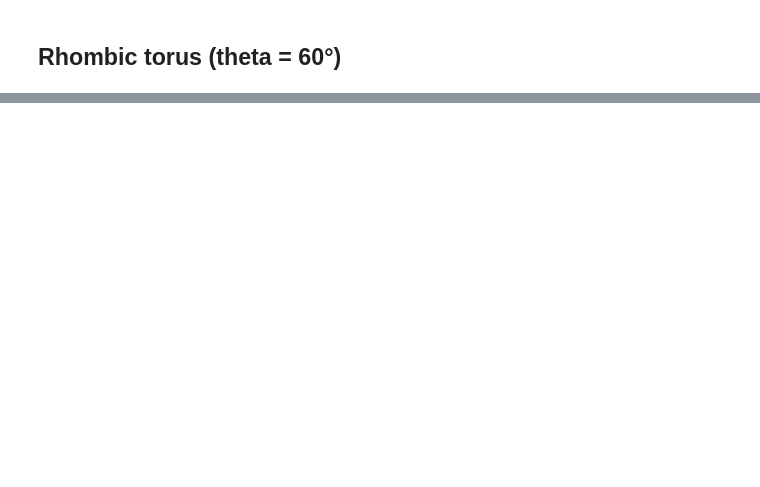
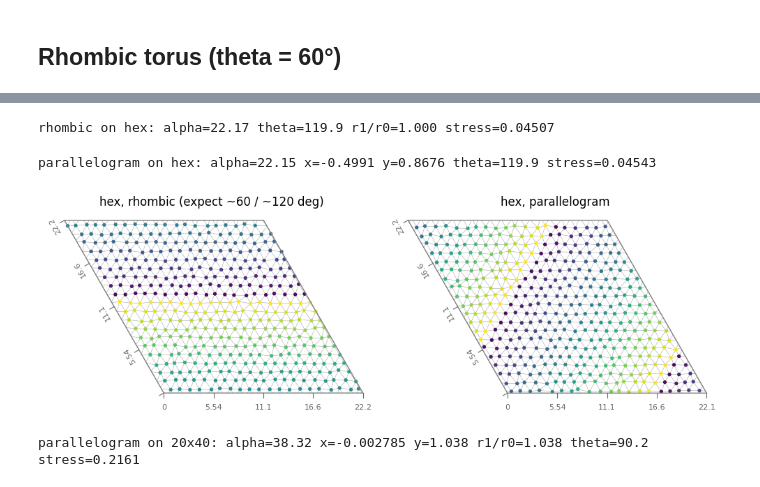
Before and after one commit to JacobLMiller/torus-mds, a Jupyter notebook: examples_rhombus.ipynb, the cells around one changed output, grey strips where cells are left out. Saved outputs shown, nothing was run; the diff lists cells and outputs as text; code cells hidden in the pictures; blank space fills up the shorter version.

```diff
--- a/examples_rhombus.ipynb
+++ b/examples_rhombus.ipynb
@@ -115,6 +126,6 @@ plt.tight_layout()
 [figure]
 # %%
-RUN_EXPENSIVE = False
+RUN_EXPENSIVE = True
 # %% [markdown]
 ## Grid cells
 # %%
@@ -274,0 +302,35 @@ Text(0.5, 1.0, '20×20 periodic hexagonal/triangular lattice, rhombic torus θ=6
+# %%
+G_hex = periodic_hex_lattice(20)
+D_hex, _ = graphio.apsp_distance_matrix(G_hex)
+colors_hex = [i for (i, j) in G_hex.nodes()]
+# %%
+# rhombic: learn the angle (start off the square saddle at theta=90)
+proj_r = MDSTorusProjector()
+Xr = proj_r.fit_transform(D_hex, learn_mode='rhombic', theta=100.0)
+print('rhombic on hex:', 'alpha=%.4g' % proj_r.alpha_,
+      'theta=%.1f' % np.degrees(proj_r.theta_),
+      'r1/r0=%.3f' % (proj_r.r1_ / proj_r.r0_),
+      'stress=%.4g' % torus_stress(Xr, D_hex, proj_r))
+# %% [output]
+rhombic on hex: alpha=22.17 theta=119.9 r1/r0=1.000 stress=0.04507
+# %%
+# parallelogram: free shape
+proj_p = MDSTorusProjector()
+Xp = proj_p.fit_transform(D_hex, learn_mode='parallelogram')
+print('parallelogram on hex:', 'alpha=%.4g' % proj_p.alpha_,
+      'x=%.4g' % proj_p.x_, 'y=%.4g' % proj_p.y_,
+      'theta=%.1f' % np.degrees(proj_p.theta_),
+      'stress=%.4g' % torus_stress(Xp, D_hex, proj_p))
+# %% [output]
+parallelogram on hex: alpha=22.15 x=-0.4991 y=0.8676 theta=119.9 stress=0.04543
+# %%
+fig, axes = plt.subplots(1, 2, figsize=(10, 5))
+vis.plot_embedding_with_torus_edges(G=G_hex, torus=proj_r, ax=axes[0], colors=colors_hex, edge_alpha=0.35, s=8)
+axes[0].set_title('hex, rhombic (expect ~60 / ~120 deg)')
+vis.plot_embedding_with_torus_edges(G=G_hex, torus=proj_p, ax=axes[1], colors=colors_hex, edge_alpha=0.35, s=8)
+axes[1].set_title('hex, parallelogram')
+plt.tight_layout()
+
+# --> rhombic learns correct angle (60 or 120), parallelogram learns correct angle an equal side lengths
+# %% [output]
+[figure, added]
@@ -274,0 +341,9 @@ Text(0.5, 1.0, '20×20 periodic hexagonal/triangular lattice, rhombic torus θ=6
+# %%
+proj = MDSTorusProjector()
+X = proj.fit_transform(D40, learn_mode='parallelogram', y_init=2)
+print('parallelogram on 20x40:',
+      'alpha=%.4g' % proj.alpha_, 'x=%.4g' % proj.x_, 'y=%.4g' % proj.y_,
+      'r1/r0=%.3f' % (proj.r1_ / proj.r0_), 'theta=%.1f' % np.degrees(proj.theta_),
+      'stress=%.4g' % torus_stress(X, D40, proj))
+# %% [output]
+parallelogram on 20x40: alpha=38.32 x=-0.002785 y=1.038 r1/r0=1.038 theta=90.2 stress=0.2161
```
Also changed, not shown: parts of 36 cells of this notebook, 5 other files.
